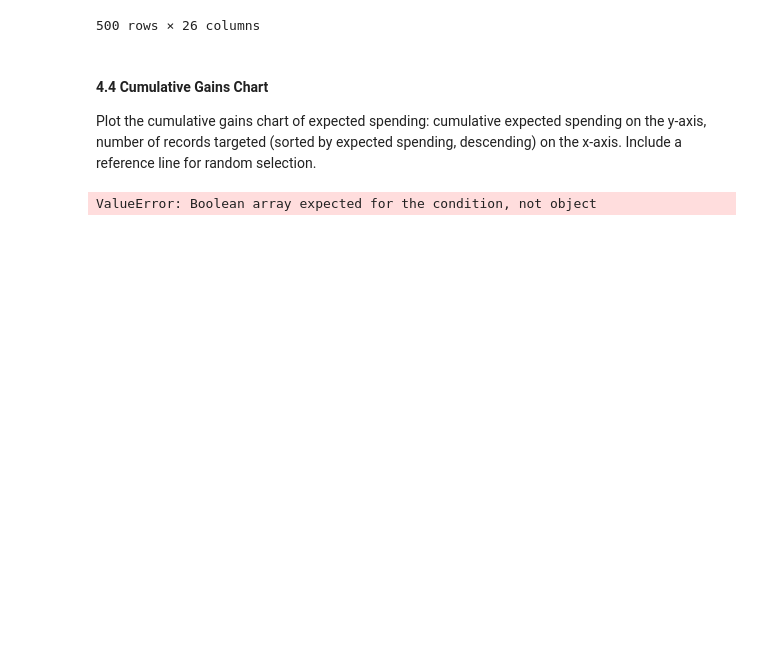
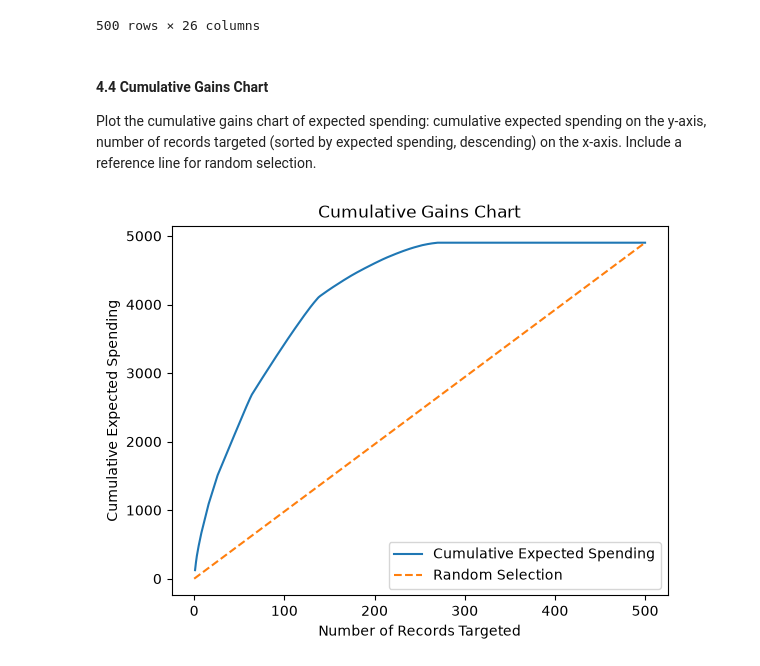
Before and after one commit to sascott9655/ADS-505-, a Jupyter notebook: HW2_Tayko_Cataloger.ipynb, the cells around one changed output. Cells and saved outputs as stored; diff of their text form; code cells hidden in the pictures; blank space fills up the shorter version.

Commit message:
Finished HW, and found that the model significantly increased profit, compared to the baseline model.

```diff
--- a/HW2_Tayko_Cataloger.ipynb
+++ b/HW2_Tayko_Cataloger.ipynb
@@ -376,8 +353,42 @@ Score_Analysis
 Plot the cumulative gains chart of expected spending: cumulative expected spending on the y-axis,
 number of records targeted (sorted by expected spending, descending) on the x-axis. Include a reference
 line for random selection.
-# %%
-sorted_a = Score_Analysis.sort_values(by='Expected_Spending',ascending=False)
-mlba.gainsChart(Score_Analysis, ranking='Expected_Spending', actual=test_purchase_mask)
-# %% [output]
-ValueError: Boolean array expected for the condition, not object
+# %%
+#https://stackoverflow.com/questions/42699243/how-to-build-a-lift-chart-a-k-a-gains-chart-in-python found this stack overflow for the function
+#and had AI assistnace help me put my data into the context of the stackoverflow function, since the textbook only had mlba examples which are not applicable
+#if your data is not a mlba dataset.
+def plot_cumulative_gains(Score_Analysis):
+    #Sort Expected_Spending
+    Score_Analysis = Score_Analysis.sort_values(by='Expected_Spending', ascending=False).reset_index(drop=True)
+
+    #Calculate cumsum of Expected_Spending
+    Score_Analysis['CumulativeExpectedSpending'] = (Score_Analysis['Expected_Spending'].cumsum())
+    #New variable for our x-axis
+    Score_Analysis['RecordsTargeted'] = range(1, len(Score_Analysis) + 1)
+
+    fig, ax = plt.subplots()
+
+    # Model gains curve
+    ax.plot(Score_Analysis['RecordsTargeted'], Score_Analysis['CumulativeExpectedSpending'], label='Cumulative Expected Spending')
+
+    #Random reference line
+    total_expected = Score_Analysis['Expected_Spending'].sum()
+    total_records = len(Score_Analysis)
+
+    ax.plot(
+        [0, total_records],
+        [0, total_expected],
+        '--',
+        label='Random Selection'
+    )
+
+    ax.set_xlabel('Number of Records Targeted')
+    ax.set_ylabel('Cumulative Expected Spending')
+    ax.set_title('Cumulative Gains Chart')
+
+    ax.legend()
+    plt.show()
+# %%
+plot_cumulative_gains(Score_Analysis)
+# %% [output]
+[figure, added]
```
Also changed, not shown: parts of 7 cells of this notebook.
